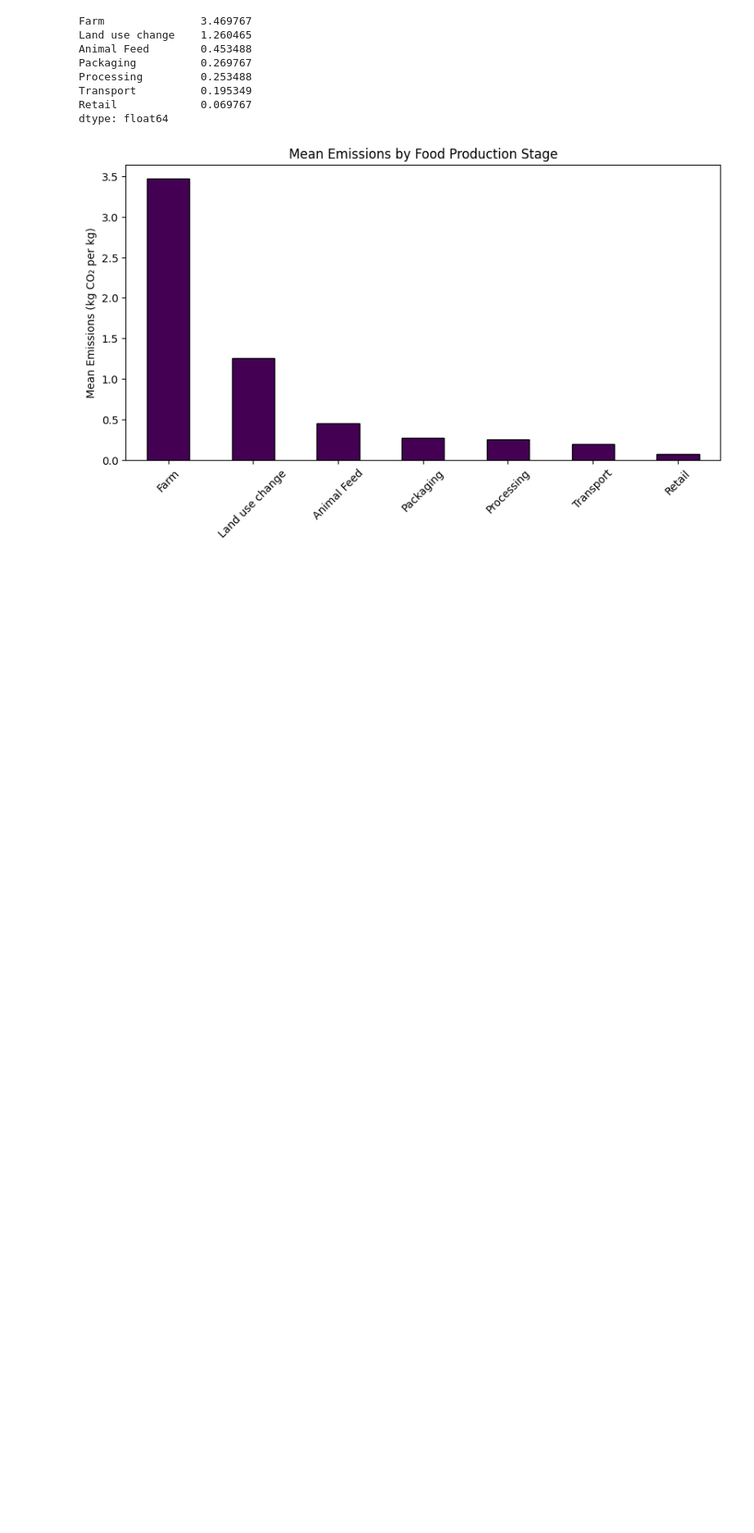
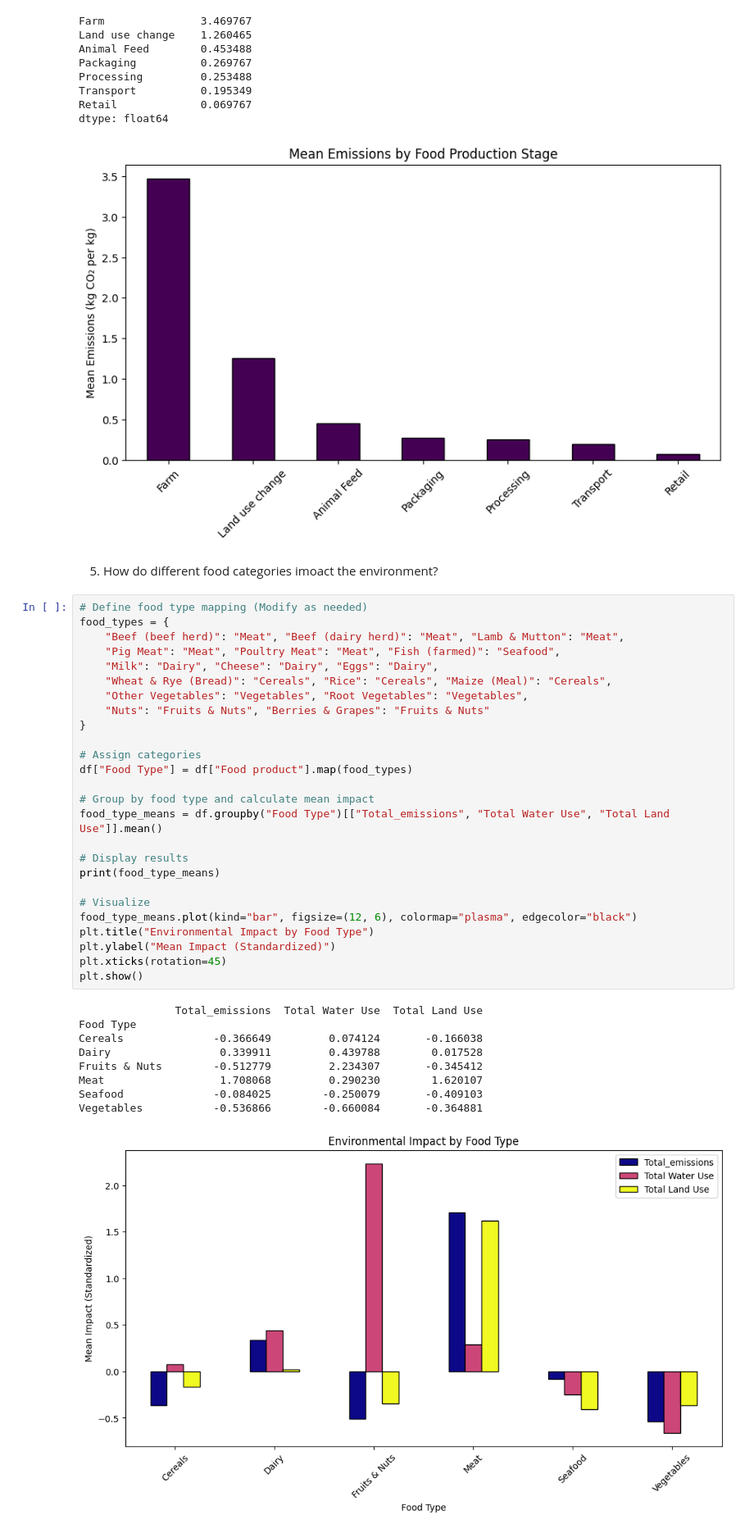
Before and after one commit to Victor-Osei/Environmental-Impact-of-Food-Production-Analysis, a Jupyter notebook: fpa.ipynb, the cells around one changed output. Shown at 82% size. Drawn from its saved outputs; the diff is of its cells as text; blank space fills up the shorter version.

```diff
--- a/fpa.ipynb
+++ b/fpa.ipynb
@@ -699,3 +699,41 @@ Transport          0.195349
 Retail             0.069767
 dtype: float64
 [figure]
+# %% [markdown]
+5. How do different food categories imoact the environment?
+# %%
+# Define food type mapping (Modify as needed)
+food_types = {
+    "Beef (beef herd)": "Meat", "Beef (dairy herd)": "Meat", "Lamb & Mutton": "Meat",
+    "Pig Meat": "Meat", "Poultry Meat": "Meat", "Fish (farmed)": "Seafood",
+    "Milk": "Dairy", "Cheese": "Dairy", "Eggs": "Dairy",
+    "Wheat & Rye (Bread)": "Cereals", "Rice": "Cereals", "Maize (Meal)": "Cereals",
+    "Other Vegetables": "Vegetables", "Root Vegetables": "Vegetables",
+    "Nuts": "Fruits & Nuts", "Berries & Grapes": "Fruits & Nuts"
+}
+
+# Assign categories
+df["Food Type"] = df["Food product"].map(food_types)
+
+# Group by food type and calculate mean impact
+food_type_means = df.groupby("Food Type")[["Total_emissions", "Total Water Use", "Total Land Use"]].mean()
+
+# Display results
+print(food_type_means)
+
+# Visualize
+food_type_means.plot(kind="bar", figsize=(12, 6), colormap="plasma", edgecolor="black")
+plt.title("Environmental Impact by Food Type")
+plt.ylabel("Mean Impact (Standardized)")
+plt.xticks(rotation=45)
+plt.show()
+# %% [output]
+               Total_emissions  Total Water Use  Total Land Use
+Food Type
+Cereals              -0.366649         0.074124       -0.166038
+Dairy                 0.339911         0.439788        0.017528
+Fruits & Nuts        -0.512779         2.234307       -0.345412
+Meat                  1.708068         0.290230        1.620107
+Seafood              -0.084025        -0.250079       -0.409103
+Vegetables           -0.536866        -0.660084       -0.364881
+[figure, added]
```
